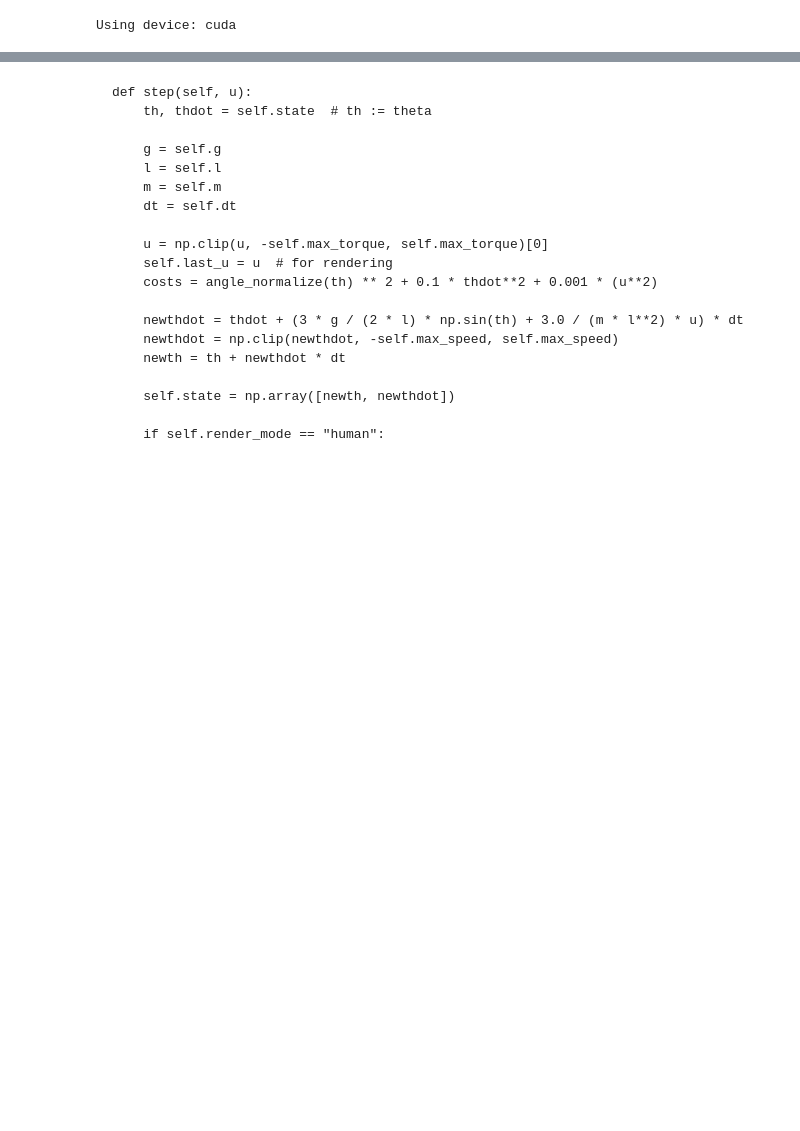
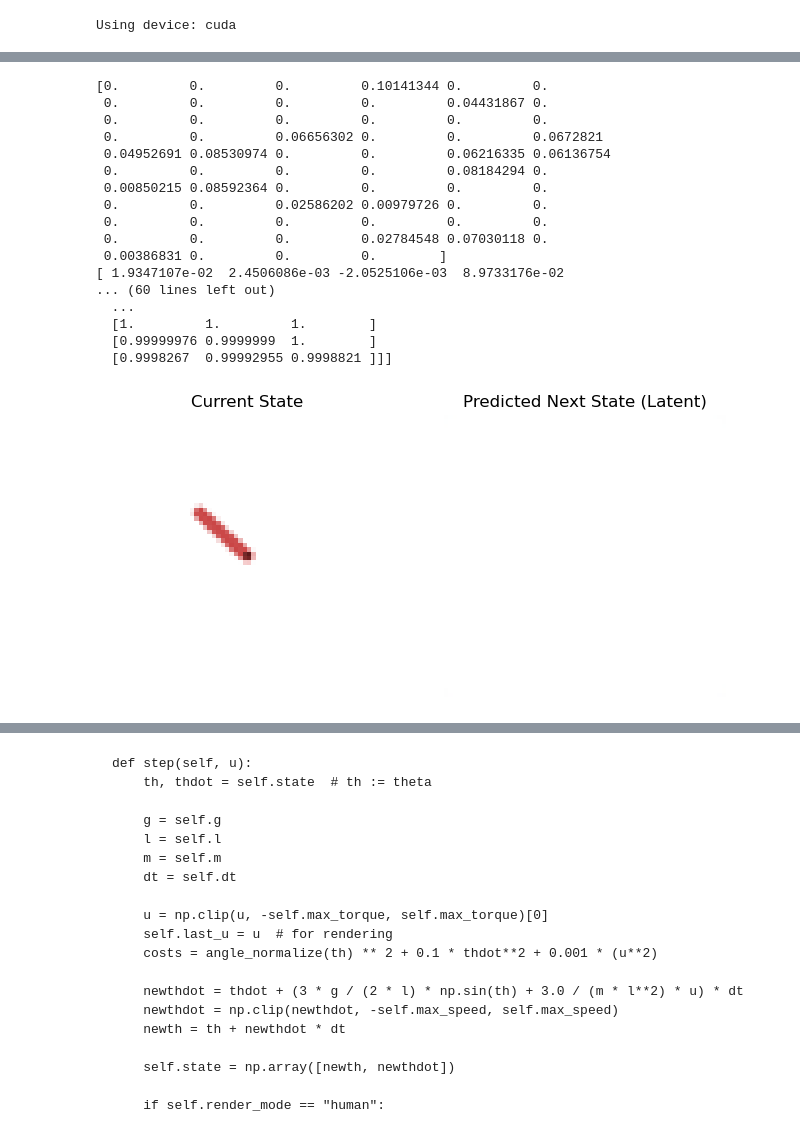
Before and after one commit to MarkusStefan/generalize-or-die, a Jupyter notebook: src/dev.ipynb, the cells around one changed output, grey strips where cells are left out. Cells and saved outputs as stored; diff of their text form; code cells hidden in the pictures; blank space fills up the shorter version.

```diff
--- a/src/dev.ipynb
+++ b/src/dev.ipynb
@@ -312,0 +843,51 @@ Epoch 290, Loss: 0.6676, E(|Y-Yhat|): 1.0108, E(|Yhat-Yhat'|): 0.6864
+# %%
+enc.eval()
+world_model.eval()
+with torch.no_grad():
+    o, info = env.reset()
+    for _ in range(1):
+        state = torch.tensor(o, dtype=torch.float32).unsqueeze(0).to(DEVICE)
+        if enc is not None:
+            state = enc(state/255.0)
+
+        print(state.detach().cpu().squeeze(0).numpy())
+        action = env.action_space.sample()
+        action_tensor = torch.tensor(action, dtype=torch.float32).unsqueeze(0).to(DEVICE)
+        predicted_next_state = world_model(state, action_tensor)
+        print(predicted_next_state.detach().cpu().squeeze(0).numpy())
+        reconst_image = dec(predicted_next_state).detach().cpu().squeeze(0).numpy().transpose(1, 2, 0)
+        # predicted_next_state = predicted_next_state.cpu().squeeze(0).numpy()
+        # show the image for the current state and the predicted next state
+        plt.figure(figsize=(8, 4))
+        if env.use_images:
+            plt.subplot(1, 2, 1)
+            plt.title("Current State")
+            plt.imshow(o.transpose(1, 2, 0))
+            plt.axis('off')
+
+            plt.subplot(1, 2, 2)
+            plt.title("Predicted Next State (Latent)")
+            # Placeholder: In practice, decode the latent to image
+            # print(dec(predicted_next_state).shape)
+            plt.imshow(reconst_image)  # Replace with decoded image
+            print(reconst_image)
+            plt.axis('off')
+# %% [output]
+[0.         0.         0.         0.10141344 0.         0.
+ 0.         0.         0.         0.         0.04431867 0.
+ 0.         0.         0.         0.         0.         0.
+ 0.         0.         0.06656302 0.         0.         0.0672821
+ 0.04952691 0.08530974 0.         0.         0.06216335 0.06136754
+ 0.         0.         0.         0.         0.08184294 0.
+ 0.00850215 0.08592364 0.         0.         0.         0.
+ 0.         0.         0.02586202 0.00979726 0.         0.
+ 0.         0.         0.         0.         0.         0.
+ 0.         0.         0.         0.02784548 0.07030118 0.
+ 0.00386831 0.         0.         0.        ]
+[ 1.9347107e-02  2.4506086e-03 -2.0525106e-03  8.9733176e-02
+... (60 lines left out)
+  ...
+  [1.         1.         1.        ]
+  [0.99999976 0.9999999  1.        ]
+  [0.9998267  0.99992955 0.9998821 ]]]
+[figure, added]
```
Also changed, not shown: parts of 16 cells of this notebook.
